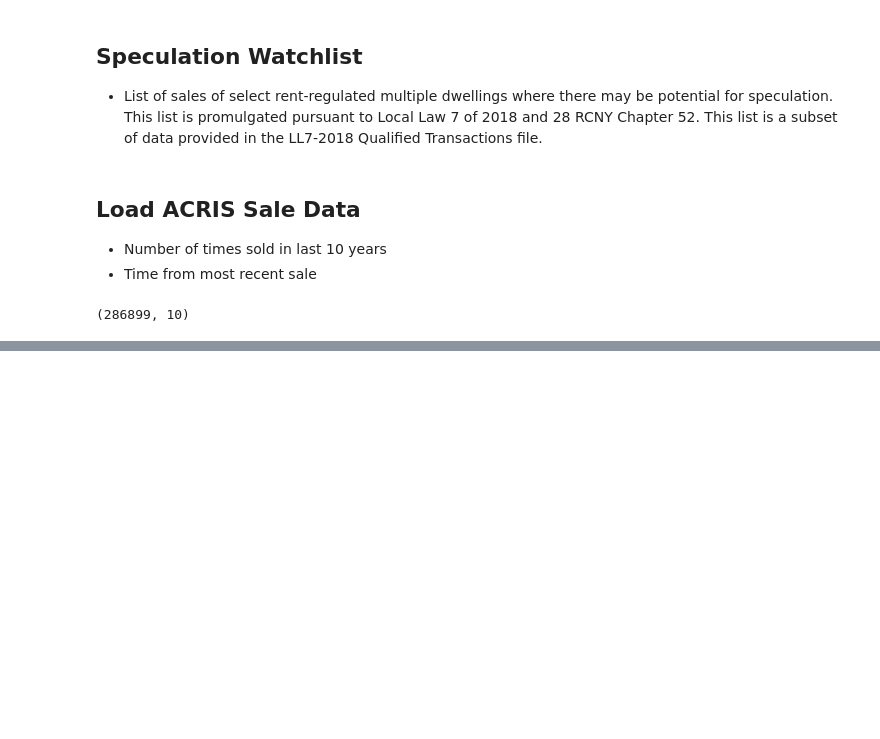
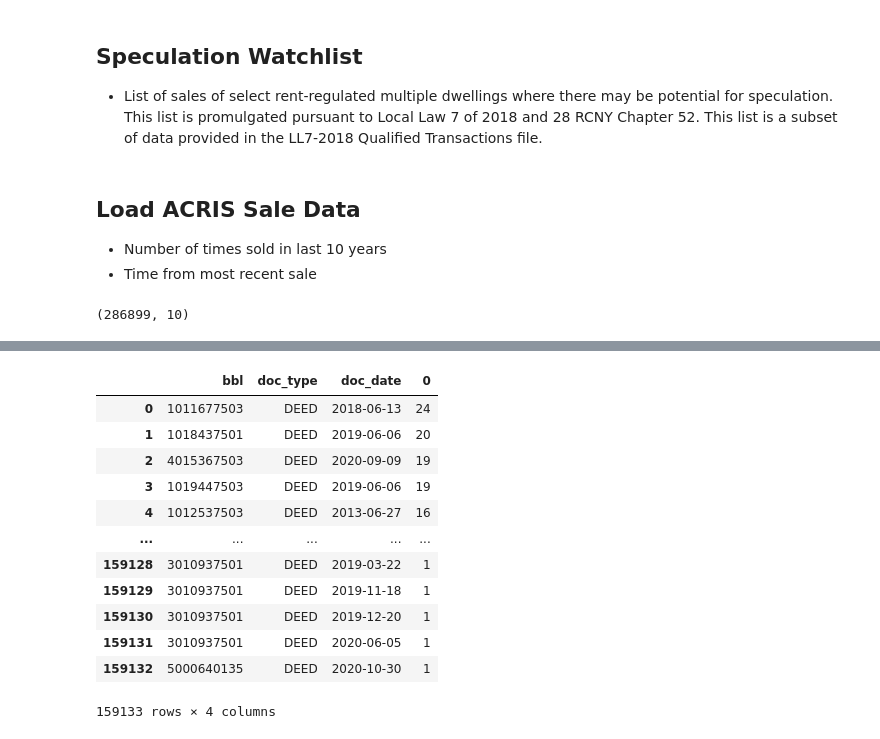
Before and after one commit to KaiElwood/machine-learning-final, a Jupyter notebook: code/00b_data_processing.ipynb, the cells around one changed output, grey strips where cells are left out. Drawn from its saved outputs; the diff is of its cells as text; code cells hidden in the pictures; blank space fills up the shorter version.

```diff
--- a/code/00b_data_processing.ipynb
+++ b/code/00b_data_processing.ipynb
@@ -798,0 +794,2 @@ acris_sales.to_csv(os.join(inp, "acris_transfers.csv"))
+# %%
+acris_uniq= acris_sales[~acris_sales[['bbl', 'doc_type', 'document_id', 'bbl', 'doc_amount']].duplicated()]
@@ -798,0 +812,16 @@ acris_sales.to_csv(os.join(inp, "acris_transfers.csv"))
+# %%
+acris_uniq.loc[acris_uniq['doc_type']=='DEED'].value_counts(['bbl','doc_type', 'doc_date']).reset_index()
+# %% [output]
+|  | bbl | doc_type | doc_date | 0 |
+| 0 | 1011677503 | DEED | 2018-06-13 | 24 |
+| 1 | 1018437501 | DEED | 2019-06-06 | 20 |
+| 2 | 4015367503 | DEED | 2020-09-09 | 19 |
+| 3 | 1019447503 | DEED | 2019-06-06 | 19 |
+| 4 | 1012537503 | DEED | 2013-06-27 | 16 |
+| ... | ... | ... | ... | ... |
+| 159128 | 3010937501 | DEED | 2019-03-22 | 1 |
+| 159129 | 3010937501 | DEED | 2019-11-18 | 1 |
+| 159130 | 3010937501 | DEED | 2019-12-20 | 1 |
+| 159131 | 3010937501 | DEED | 2020-06-05 | 1 |
+| 159132 | 5000640135 | DEED | 2020-10-30 | 1 |
+159133 rows × 4 columns
```
Also changed, not shown: parts of 11 cells of this notebook, 2 other files.
